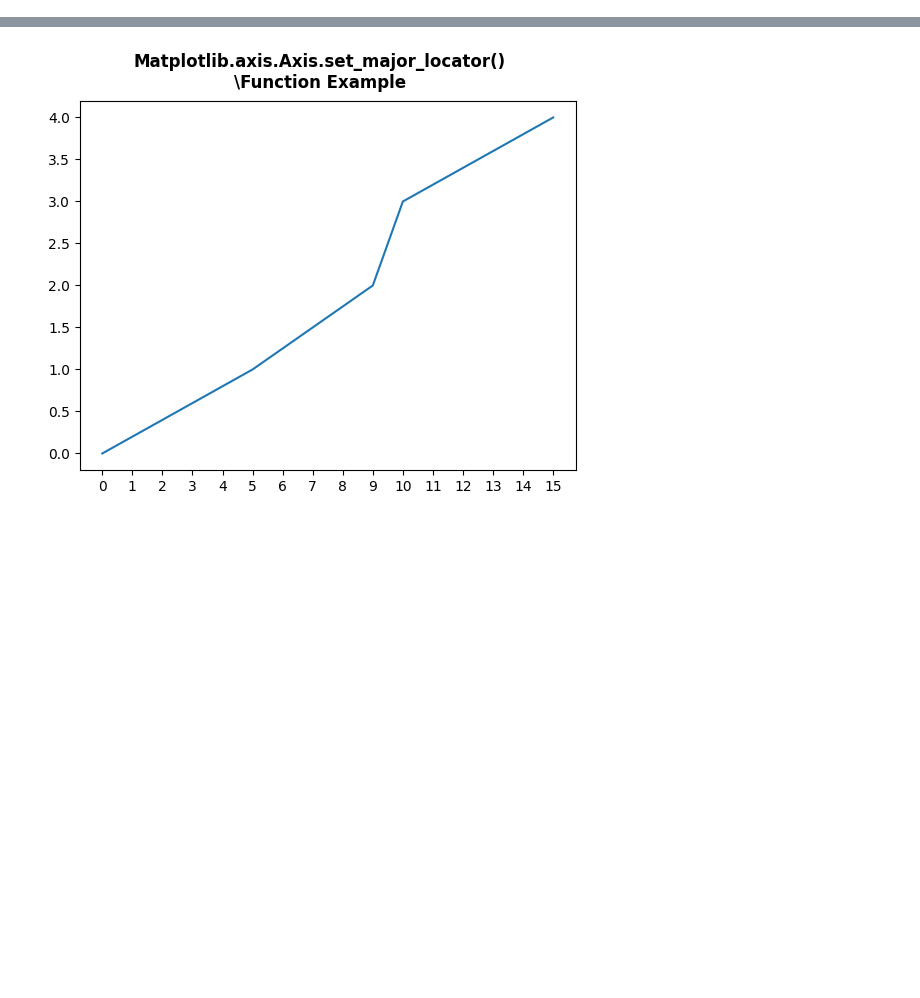
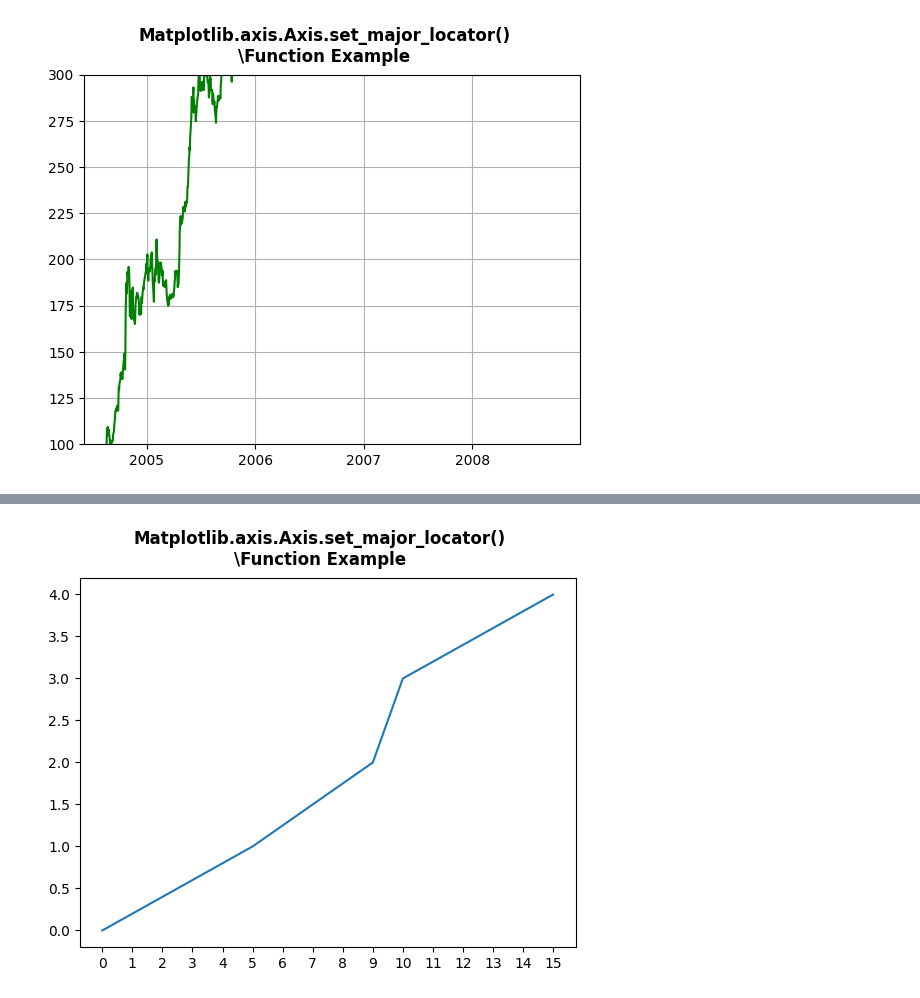
Before and after one commit to luanlimasoueu/analise-de-dados, a Jupyter notebook: time_series/4_exemplo/3_subplot.ipynb, the cells around one changed output, grey strips where cells are left out. Cells and saved outputs as stored; diff of their text form; code cells hidden in the pictures; blank space fills up the shorter version.

```diff
--- a/time_series/4_exemplo/3_subplot.ipynb
+++ b/time_series/4_exemplo/3_subplot.ipynb
@@ -0,0 +1,28 @@
+# %%
+from matplotlib.axis import Axis
+import numpy as np
+import matplotlib.pyplot as plt
+import matplotlib.dates as mdates
+import matplotlib.cbook as cbook
+
+years = mdates.YearLocator()
+months = mdates.MonthLocator()
+years_fmt = mdates.DateFormatter('% Y')
+
+with cbook.get_sample_data('goog.npz') as datafile:
+    data = np.load(datafile)['price_data'].view(np.recarray)
+
+fig, ax = plt.subplots()
+ax.plot('date', 'adj_close', data = data, color ="green")
+
+Axis.set_major_locator(ax.xaxis, years)
+ax.set_ylim((100, 300))
+
+ax.format_xdata = mdates.DateFormatter('% m')
+ax.grid(True)
+
+fig.suptitle("Matplotlib.axis.Axis.set_major_locator()\n\Function Example", fontsize = 12, fontweight ='bold')
+
+plt.show()
+# %% [output]
+[figure, added]
```
Also changed, not shown: parts of 1 cell of this notebook.
